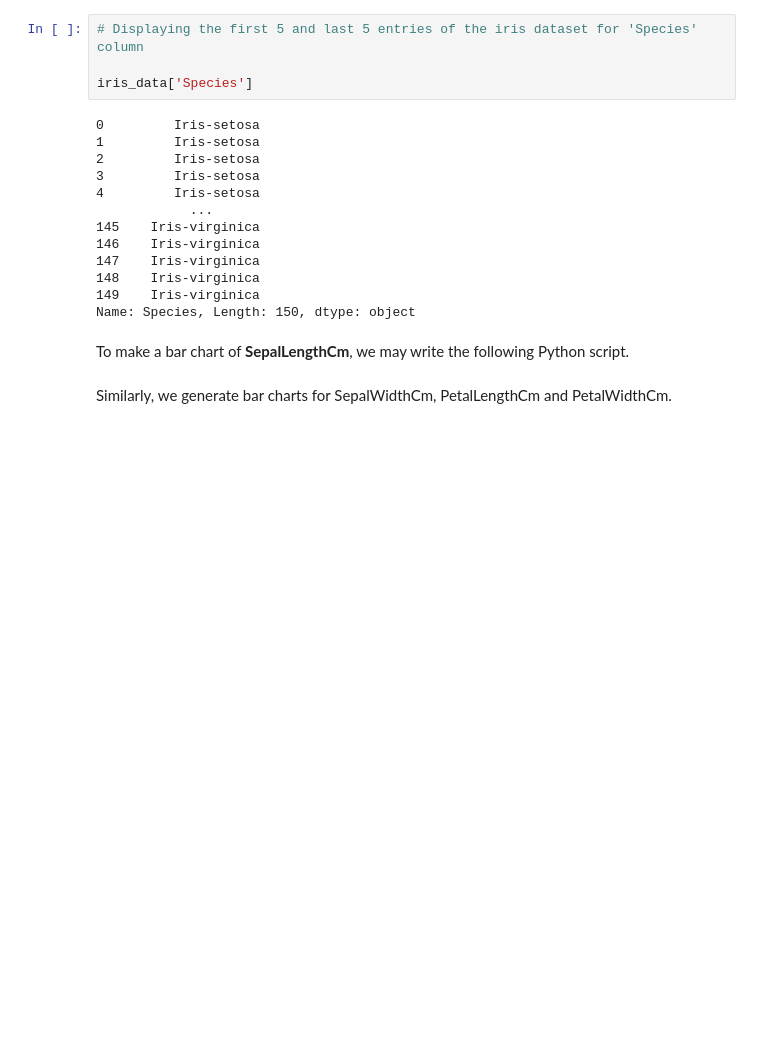
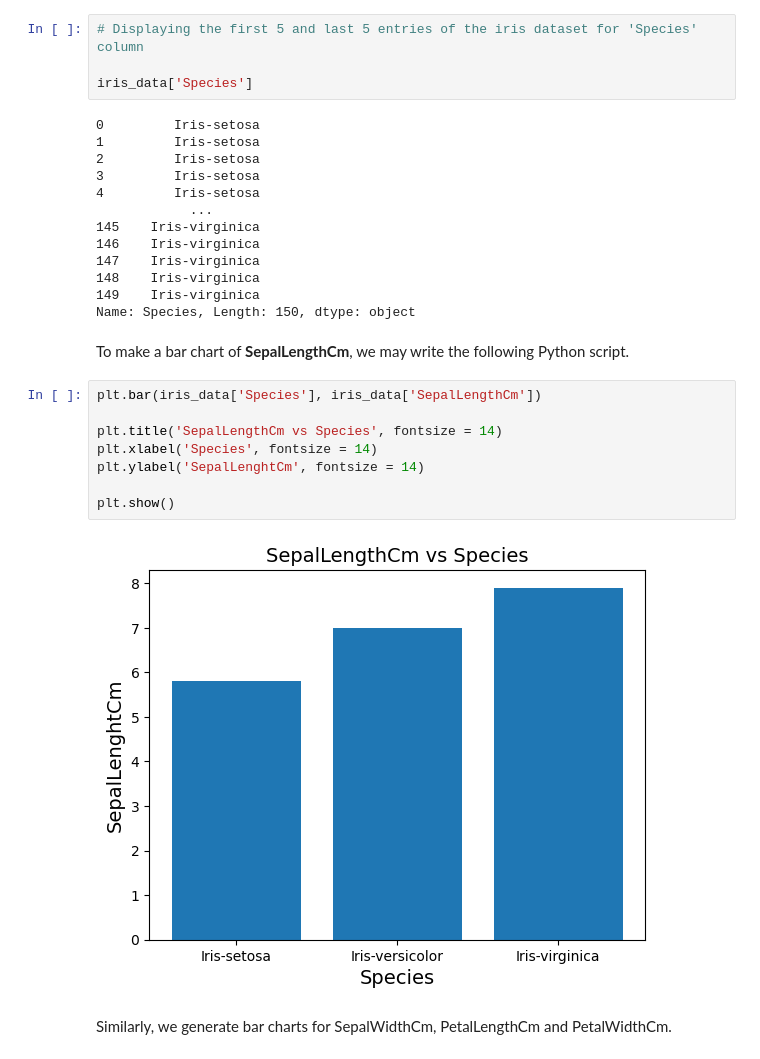
Before and after one commit to bondmcsteve/data-analytics, a Jupyter notebook: Exploratory Data Analysis/Exploratory Data Analysis-part2-StudentCopy.ipynb, the cells around one changed output. Saved outputs shown, nothing was run; the diff lists cells and outputs as text; blank space fills up the shorter version.

```diff
--- a/Exploratory Data Analysis/Exploratory Data Analysis-part2-StudentCopy.ipynb
+++ b/Exploratory Data Analysis/Exploratory Data Analysis-part2-StudentCopy.ipynb
@@ -161,6 +161,16 @@ Name: Species, Length: 150, dtype: object
 # %% [markdown]
 <div style="text-align: justify">To make a bar chart of <b>SepalLengthCm</b>, we may write the
 following Python script.</div>
+# %%
+plt.bar(iris_data['Species'], iris_data['SepalLengthCm'])
+
+plt.title('SepalLengthCm vs Species', fontsize = 14)
+plt.xlabel('Species', fontsize = 14)
+plt.ylabel('SepalLenghtCm', fontsize = 14)
+
+plt.show()
+# %% [output]
+[figure, added]
 # %% [markdown]
 <div style="text-align: justify">Similarly, we generate bar charts for SepalWidthCm,
 PetalLengthCm and PetalWidthCm.</div>
```
Also changed, not shown: parts of 5 cells of this notebook, 18 other files.
